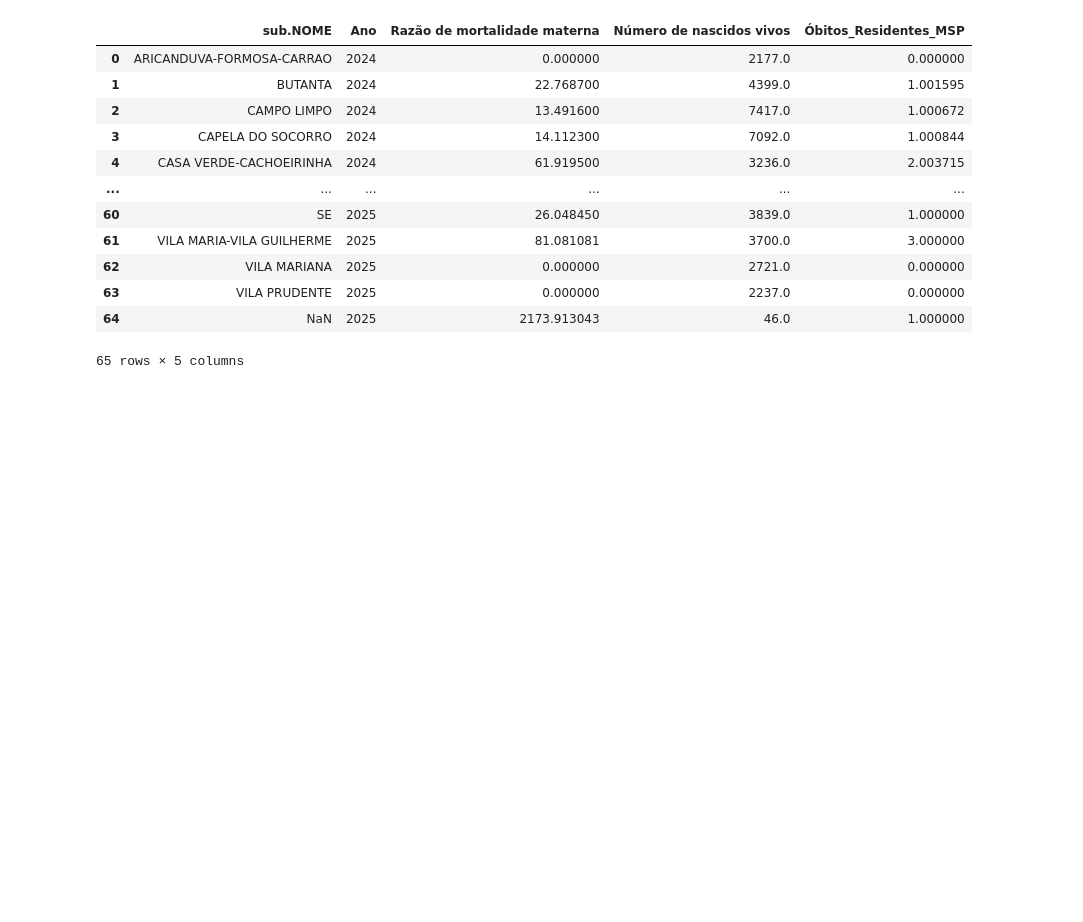
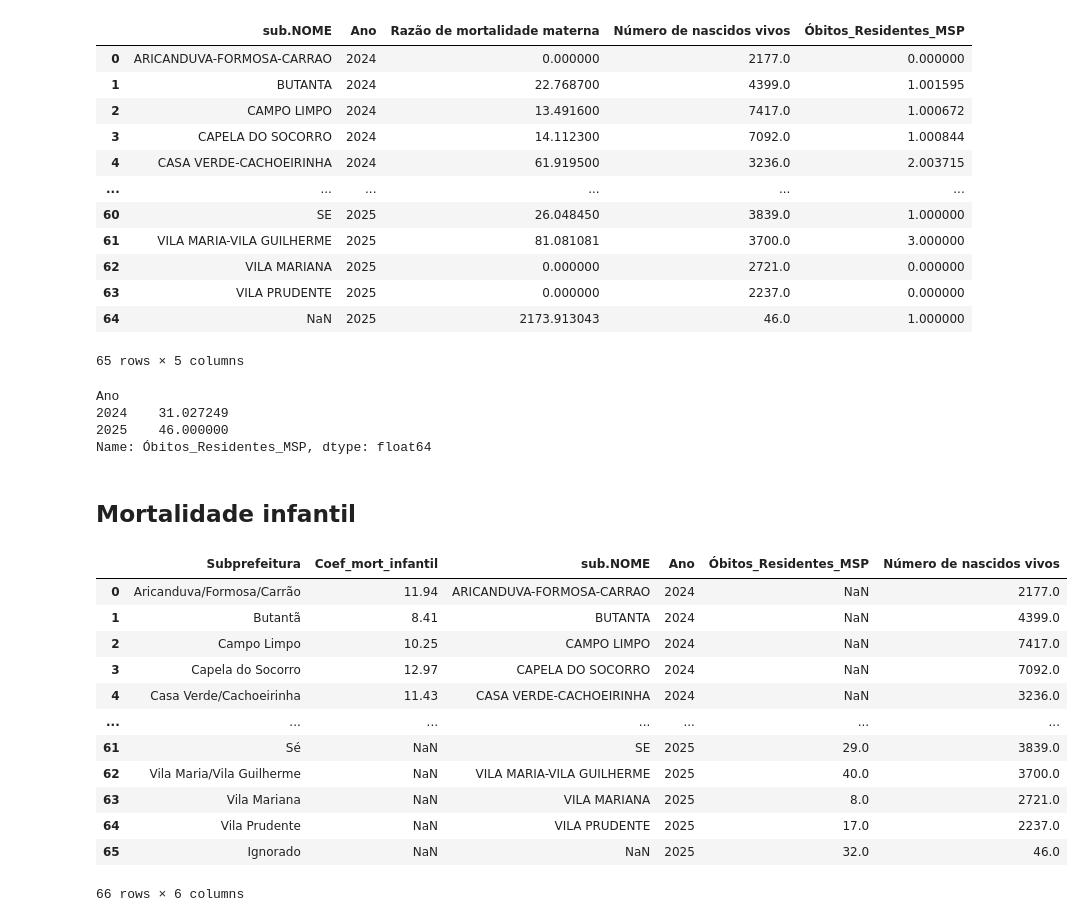
Before and after one commit to ObservatorioPoliticasTCM/datasp-dados, a Jupyter notebook: rendered_notebooks/saude/01 mortalidade materna e infantil.ipynb, the cells around one changed output. Saved outputs shown, nothing was run; the diff lists cells and outputs as text; code cells hidden in the pictures; blank space fills up the shorter version.

Commit message:
Finalizado notebook de mortalidade materna e infantil

```diff
--- a/rendered_notebooks/saude/01 mortalidade materna e infantil.ipynb
+++ b/rendered_notebooks/saude/01 mortalidade materna e infantil.ipynb
@@ -860,3 +860,40 @@ df_materna
 | 63 | VILA PRUDENTE | 2025 | 0.000000 | 2237.0 | 0.000000 |
 | 64 | NaN | 2025 | 2173.913043 | 46.0 | 1.000000 |
 65 rows × 5 columns
+# %%
+df_materna.groupby('Ano')['Óbitos_Residentes_MSP'].sum()
+# %% [output]
+Ano
+2024    31.027249
+2025    46.000000
+Name: Óbitos_Residentes_MSP, dtype: float64
+# %% [markdown]
+## Mortalidade infantil
+# %%
+df_infantil = (
+    pd.concat([
+    df_infantil_24.rename(columns={'Subprefeitura resid': 'Subprefeitura'})
+    .assign(Ano='2024'),
+    df_obitos_infantil_25.rename(columns={'Subprefeitura residência': 'Subprefeitura'})
+    .assign(Ano='2025')
+    ])
+    .merge(df_nv[['sub.NOME', 'Ano', 'Número de nascidos vivos']],
+           how='left',
+           left_on=['sub.NOME', 'Ano'],
+           right_on=['sub.NOME', 'Ano'])
+)
+df_infantil
+# %% [output]
+|  | Subprefeitura | Coef_mort_infantil | sub.NOME | Ano | Óbitos_Residentes_MSP | Número de nascidos vivos |
+| 0 | Aricanduva/Formosa/Carrão | 11.94 | ARICANDUVA-FORMOSA-CARRAO | 2024 | NaN | 2177.0 |
+| 1 | Butantã | 8.41 | BUTANTA | 2024 | NaN | 4399.0 |
+| 2 | Campo Limpo | 10.25 | CAMPO LIMPO | 2024 | NaN | 7417.0 |
+| 3 | Capela do Socorro | 12.97 | CAPELA DO SOCORRO | 2024 | NaN | 7092.0 |
+| 4 | Casa Verde/Cachoeirinha | 11.43 | CASA VERDE-CACHOEIRINHA | 2024 | NaN | 3236.0 |
+| ... | ... | ... | ... | ... | ... | ... |
+| 61 | Sé | NaN | SE | 2025 | 29.0 | 3839.0 |
+| 62 | Vila Maria/Vila Guilherme | NaN | VILA MARIA-VILA GUILHERME | 2025 | 40.0 | 3700.0 |
+| 63 | Vila Mariana | NaN | VILA MARIANA | 2025 | 8.0 | 2721.0 |
+| 64 | Vila Prudente | NaN | VILA PRUDENTE | 2025 | 17.0 | 2237.0 |
+| 65 | Ignorado | NaN | NaN | 2025 | 32.0 | 46.0 |
+66 rows × 6 columns
```
Also changed, not shown: parts of 6 cells of this notebook, 1 other file.
